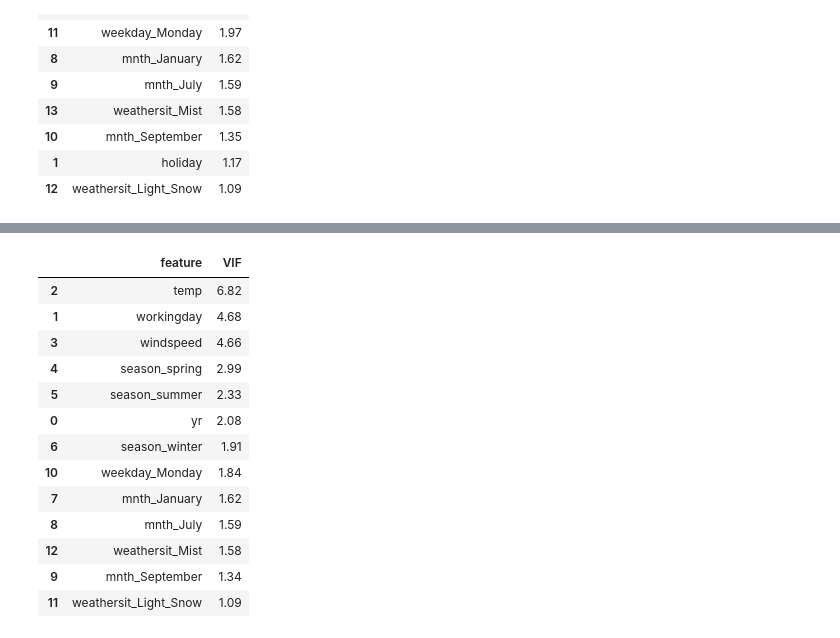
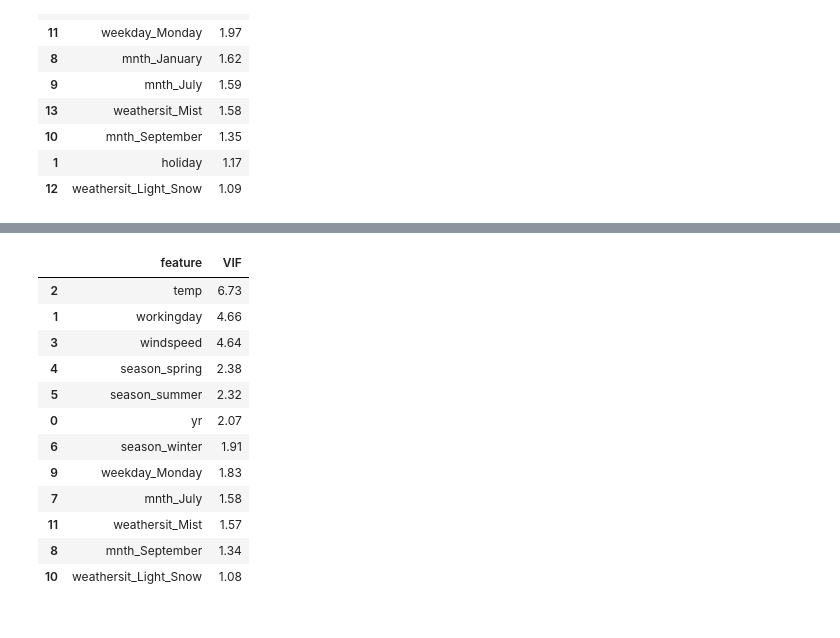
Before and after one commit to mohansharma18/bike_casestudy, a Jupyter notebook: Bike Assignment.ipynb, the cells around one changed output, grey strips where cells are left out. Cells and saved outputs as stored; diff of their text form; code cells hidden in the pictures.

```diff
--- a/Bike Assignment.ipynb
+++ b/Bike Assignment.ipynb
@@ -573,7 +570,7 @@ calculateVIF(X_train_lr_1)
 - we will remove feature indiviually to see the impact. removing one feature can change the VIF value, so we should alway remove one by one feature and see the impact. In our case lets start with hum column.
 # %%
 # removing hum column and checking the VIF value for rest of the columns
-X_train_new = X_train_lr_1.drop(['hum'], axis = 1)
+X_train_new = X_train_rfe.drop('hum',axis=1)
 calculateVIF(X_train_new)
 # %% [output]
 |  | feature | VIF |
@@ -615,7 +612,7 @@ Notes:
 [1] Standard Errors assume that the covariance matrix of the errors is correctly specified.
 # %%
 # dropping Holiday column with high p-value
-X_train_new = X_train_lr_2.drop(['const','holiday'],axis=1)
+X_train_new = X_train_new.drop(['holiday'],axis=1)
 calculateVIF(X_train_new)
 # %% [output]
 |  | feature | VIF |
@@ -656,20 +652,19 @@ Covariance Type:            nonrobust
 Notes:
 [1] Standard Errors assume that the covariance matrix of the errors is correctly specified.
 # %%
-X_train_new = X_train_lr_3.drop(['const'],axis=1)
+X_train_new = X_train_new.drop(['mnth_January'],axis=1)
 calculateVIF(X_train_new)
 # %% [output]
 |  | feature | VIF |
-| 2 | temp | 6.82 |
-| 1 | workingday | 4.68 |
-| 3 | windspeed | 4.66 |
-| 4 | season_spring | 2.99 |
-| 5 | season_summer | 2.33 |
-| 0 | yr | 2.08 |
+| 2 | temp | 6.73 |
+| 1 | workingday | 4.66 |
+| 3 | windspeed | 4.64 |
+| 4 | season_spring | 2.38 |
+| 5 | season_summer | 2.32 |
+| 0 | yr | 2.07 |
 | 6 | season_winter | 1.91 |
-| 10 | weekday_Monday | 1.84 |
-| 7 | mnth_January | 1.62 |
-| 8 | mnth_July | 1.59 |
-| 12 | weathersit_Mist | 1.58 |
-| 9 | mnth_September | 1.34 |
-| 11 | weathersit_Light_Snow | 1.09 |
+| 9 | weekday_Monday | 1.83 |
+| 7 | mnth_July | 1.58 |
+| 11 | weathersit_Mist | 1.57 |
+| 8 | mnth_September | 1.34 |
+| 10 | weathersit_Light_Snow | 1.08 |
```
Also changed, not shown: parts of 11 cells of this notebook.
